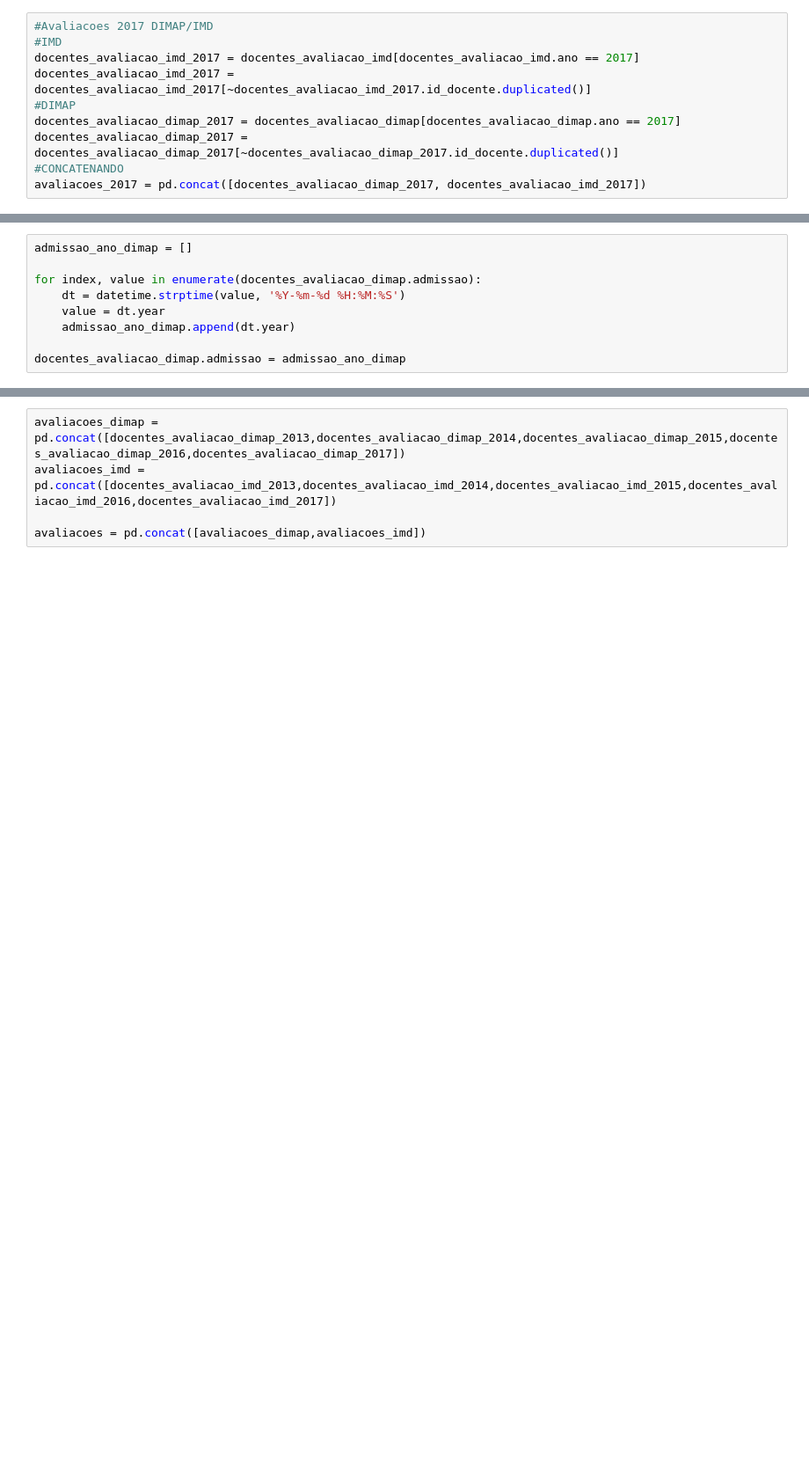
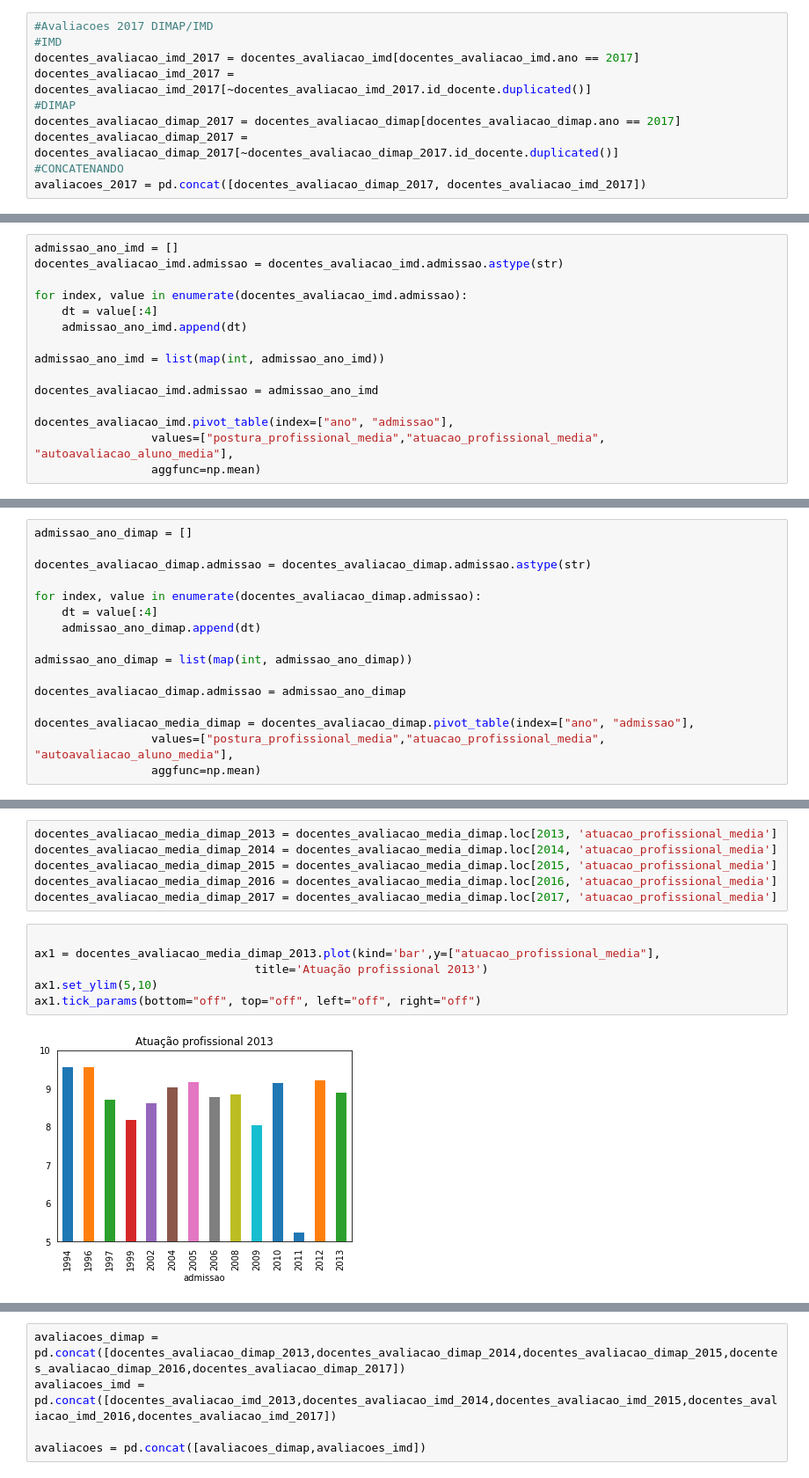
Before and after one commit to natanfernandes/ProjetoProbabilidade, a Jupyter notebook: Projeto Probabilidade(JOÃO).ipynb, the cells around one changed output, grey strips where cells are left out. Shown at 88% size. Saved outputs shown, nothing was run; the diff lists cells and outputs as text; blank space fills up the shorter version.

```diff
--- a/Projeto Probabilidade(JOÃO).ipynb
+++ b/Projeto Probabilidade(JOÃO).ipynb
@@ -137,0 +85,15 @@ docentes_avaliacao_imd.pivot_table(index=["ano", "admissao"],
+# %%
+admissao_ano_imd = []
+docentes_avaliacao_imd.admissao = docentes_avaliacao_imd.admissao.astype(str)
+
+for index, value in enumerate(docentes_avaliacao_imd.admissao):
+    dt = value[:4]
+    admissao_ano_imd.append(dt)
+
+admissao_ano_imd = list(map(int, admissao_ano_imd))
+
+docentes_avaliacao_imd.admissao = admissao_ano_imd
+
+docentes_avaliacao_imd.pivot_table(index=["ano", "admissao"],
+                 values=["postura_profissional_media","atuacao_profissional_media", "autoavaliacao_aluno_media"],
+                 aggfunc=np.mean)
@@ -138,9 +119,16 @@ docentes_avaliacao_imd.pivot_table(index=["ano", "admissao"],
 # %%
 admissao_ano_dimap = []
 
+docentes_avaliacao_dimap.admissao = docentes_avaliacao_dimap.admissao.astype(str)
+
 for index, value in enumerate(docentes_avaliacao_dimap.admissao):
-    dt = datetime.strptime(value, '%Y-%m-%d %H:%M:%S')
-    value = dt.year
-    admissao_ano_dimap.append(dt.year)
+    dt = value[:4]
+    admissao_ano_dimap.append(dt)
+
+admissao_ano_dimap = list(map(int, admissao_ano_dimap))
 
 docentes_avaliacao_dimap.admissao = admissao_ano_dimap
+
+docentes_avaliacao_media_dimap = docentes_avaliacao_dimap.pivot_table(index=["ano", "admissao"],
+                 values=["postura_profissional_media","atuacao_profissional_media", "autoavaliacao_aluno_media"],
+                 aggfunc=np.mean)
@@ -200,0 +157,14 @@ docentes_avaliacao_imd.plot(kind='bar',x='admissao',y=["atuacao_profissional_med
+# %%
+docentes_avaliacao_media_dimap_2013 = docentes_avaliacao_media_dimap.loc[2013, 'atuacao_profissional_media']
+docentes_avaliacao_media_dimap_2014 = docentes_avaliacao_media_dimap.loc[2014, 'atuacao_profissional_media']
+docentes_avaliacao_media_dimap_2015 = docentes_avaliacao_media_dimap.loc[2015, 'atuacao_profissional_media']
+docentes_avaliacao_media_dimap_2016 = docentes_avaliacao_media_dimap.loc[2016, 'atuacao_profissional_media']
+docentes_avaliacao_media_dimap_2017 = docentes_avaliacao_media_dimap.loc[2017, 'atuacao_profissional_media']
+# %%
+
+ax1 = docentes_avaliacao_media_dimap_2013.plot(kind='bar',y=["atuacao_profissional_media"],
+                                title='Atuação profissional 2013')
+ax1.set_ylim(5,10)
+ax1.tick_params(bottom="off", top="off", left="off", right="off")
+# %% [output]
+[figure, added]
```
Also changed, not shown: parts of 12 cells of this notebook.
